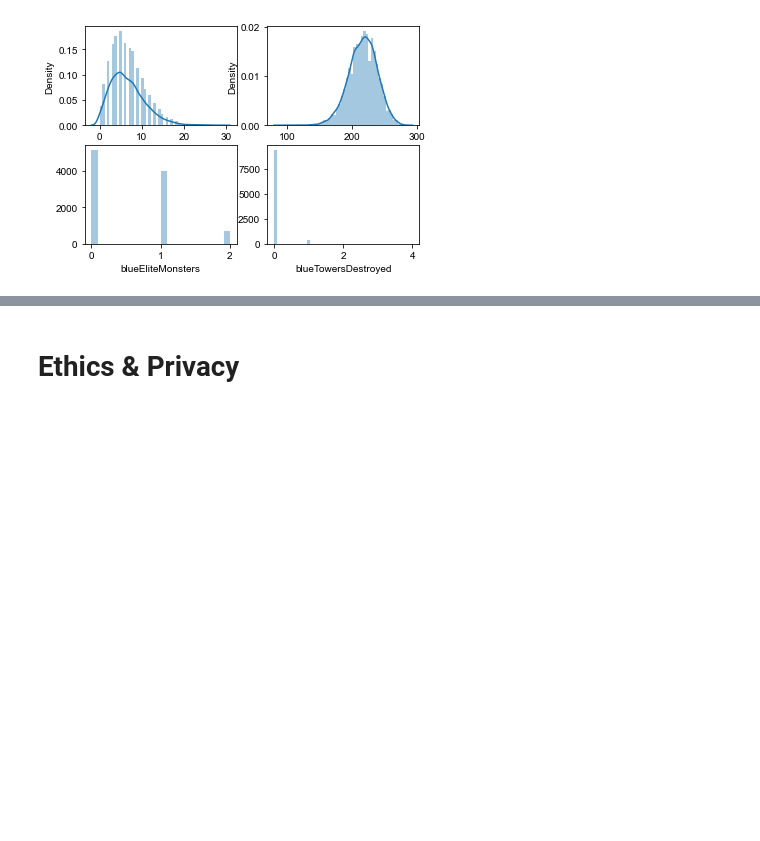
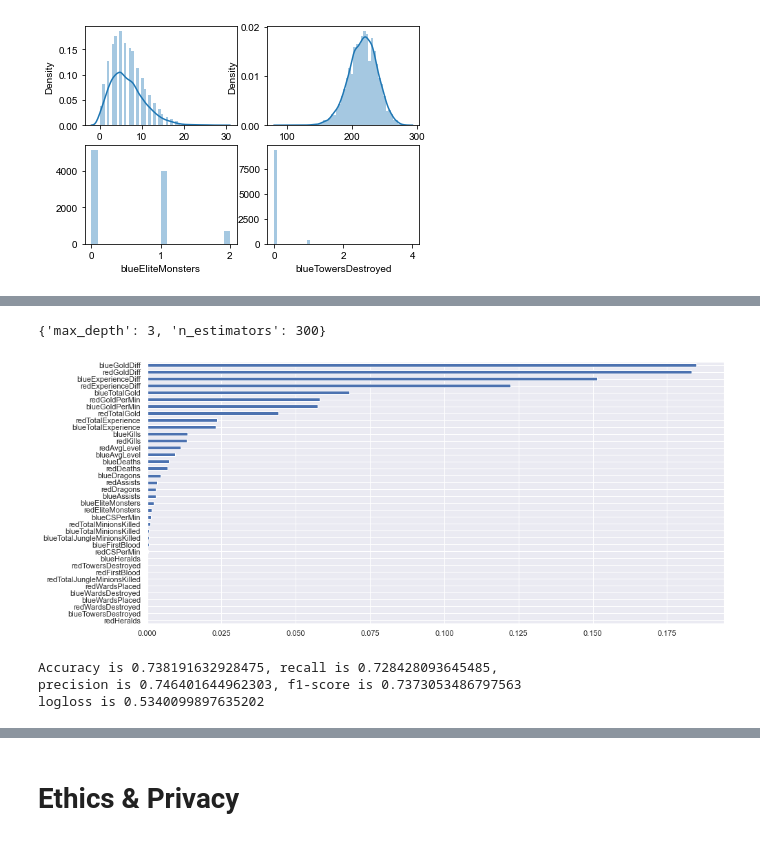
Before and after one commit to COGS118A/Group034-Sp22, a Jupyter notebook: Checkpoint_group034.ipynb, the cells around one changed output, grey strips where cells are left out. Drawn from its saved outputs; the diff is of its cells as text; code cells hidden in the pictures; blank space fills up the shorter version.

```diff
--- a/Checkpoint_group034.ipynb
+++ b/Checkpoint_group034.ipynb
@@ -282,0 +419,36 @@ from sklearn.model_selection import cross_val_score
+# %%
+dataset = pd.read_csv('high_diamond_ranked_10min.csv')
+label = dataset['blueWins']
+data = dataset.drop(['gameId','blueWins'],axis=1)
+x_train,x_test,y_train,y_test = train_test_split(data,label,test_size=0.3,random_state=1)
+# %%
+RF = RandomForestClassifier(random_state=1)
+params = {'n_estimators':[50,100,200,300],'max_depth':[3,4,5,6,7]}
+RF_clf = GridSearchCV(RF,params,cv=5,n_jobs=4)
+RF_clf.fit(x_train,y_train)
+RF_clf.best_params_
+# %% [output]
+{'max_depth': 3, 'n_estimators': 300}
+# %%
+estimator = RF_clf.best_estimator_
+estimator.fit(x_train,y_train)
+plt.figure(figsize=(15,7))
+feature_importance = pd.Series(estimator.feature_importances_,index=data.columns)
+feature_importance.sort_values(ascending=True).plot(kind='barh')
+plt.show()
+# %% [output]
+[figure, added]
+# %%
+y_pred = estimator.predict(x_test)
+y_pred_score = estimator.predict_proba(x_test)
+acc = accuracy_score(y_test,y_pred)
+precision = precision_score(y_test,y_pred)
+recall = recall_score(y_test,y_pred)
+f1 = f1_score(y_test,y_pred)
+fpr,tpr,thresholds = roc_curve(y_test,y_pred_score[:,1])
+AUC = auc(fpr,tpr)
+print(f"Accuracy is {acc}, recall is {recall},\nprecision is {precision}, f1-score is {f1}\nlogloss is {log_loss(y_test,y_pred_score)}")
+# %% [output]
+Accuracy is 0.738191632928475, recall is 0.728428093645485,
+precision is 0.746401644962303, f1-score is 0.7373053486797563
+logloss is 0.5340099897635202
```
Also changed, not shown: parts of 24 cells of this notebook.
